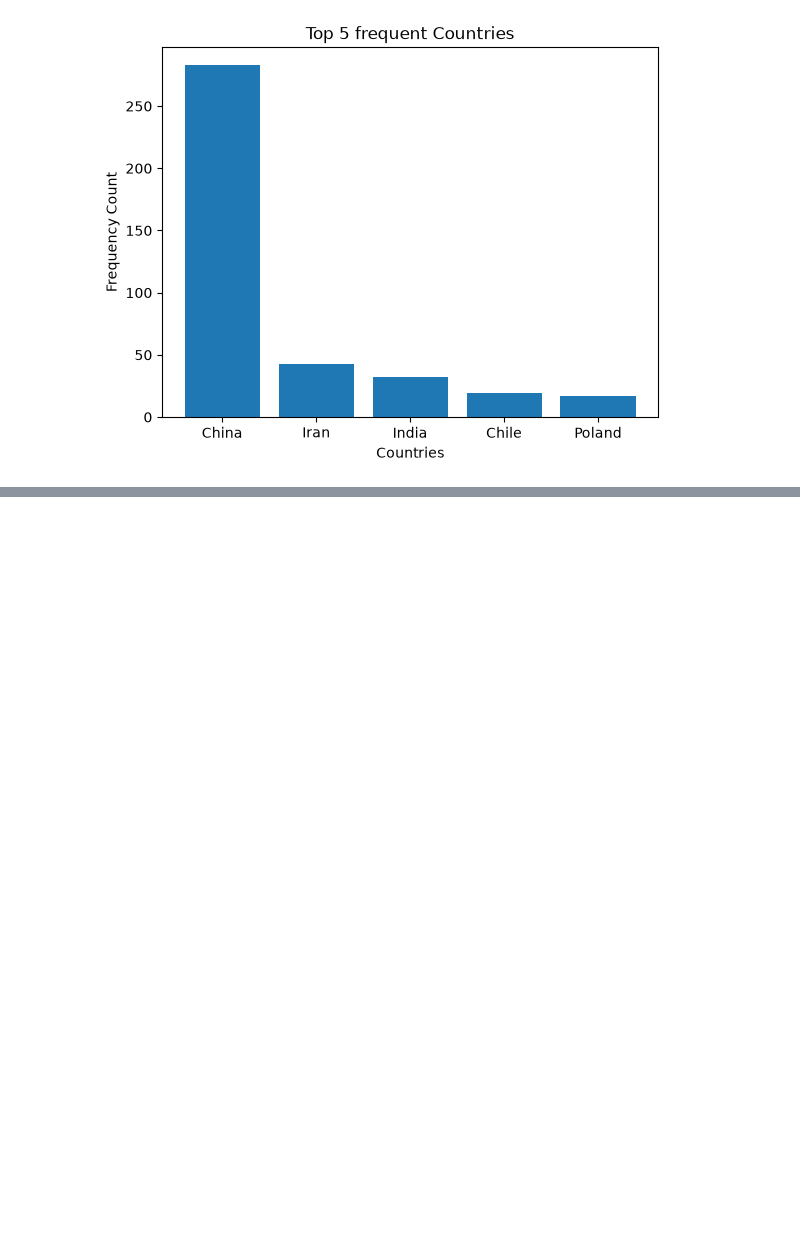
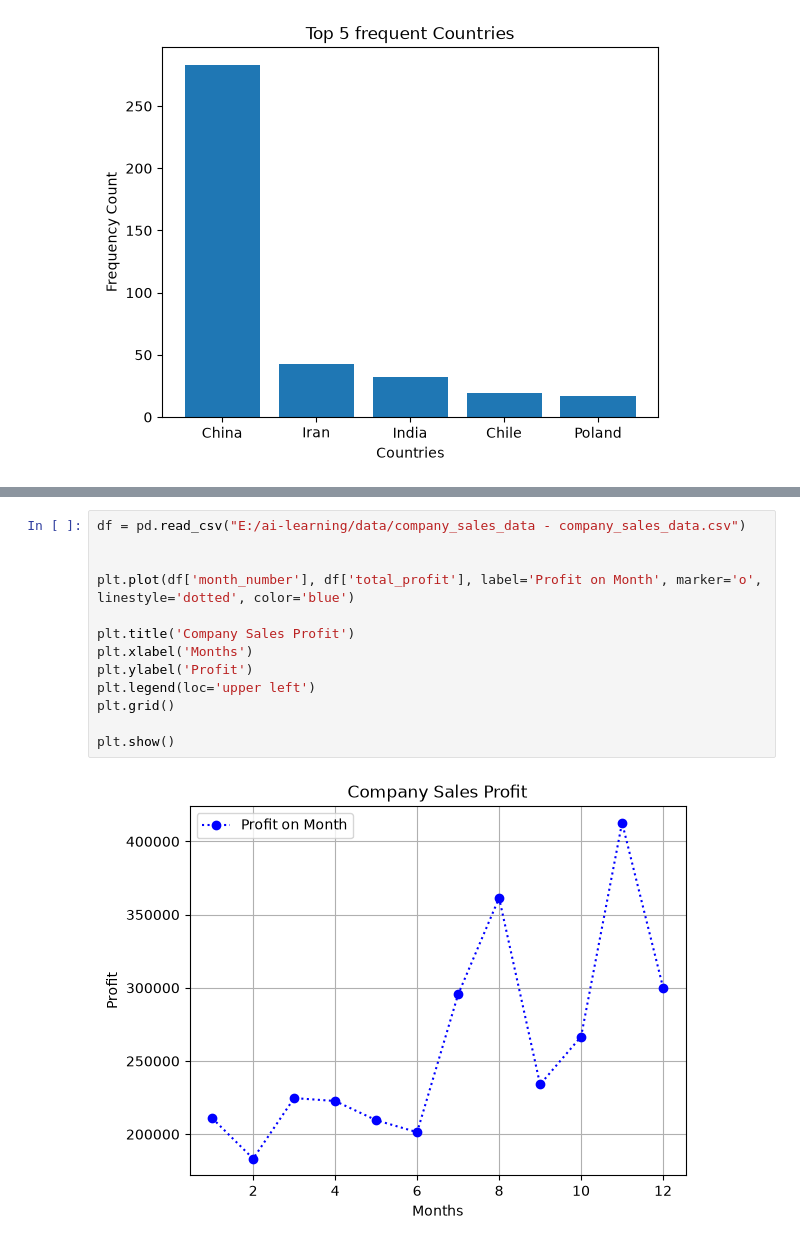
Before and after one commit to muhammad-saad-2006/ai-learning, a Jupyter notebook: week1/matplot-practice.ipynb, the cells around one changed output, grey strips where cells are left out. Drawn from its saved outputs; the diff is of its cells as text; blank space fills up the shorter version.

```diff
--- a/week1/matplot-practice.ipynb
+++ b/week1/matplot-practice.ipynb
@@ -94,0 +107,15 @@ plt.show()
+# %%
+df = pd.read_csv("E:/ai-learning/data/company_sales_data - company_sales_data.csv")
+
+
+plt.plot(df['month_number'], df['total_profit'], label='Profit on Month', marker='o', linestyle='dotted', color='blue')
+
+plt.title('Company Sales Profit')
+plt.xlabel('Months')
+plt.ylabel('Profit')
+plt.legend(loc='upper left')
+plt.grid()
+
+plt.show()
+# %% [output]
+[figure, added]
```
Also changed, not shown: parts of 6 cells of this notebook, 1 other file.
